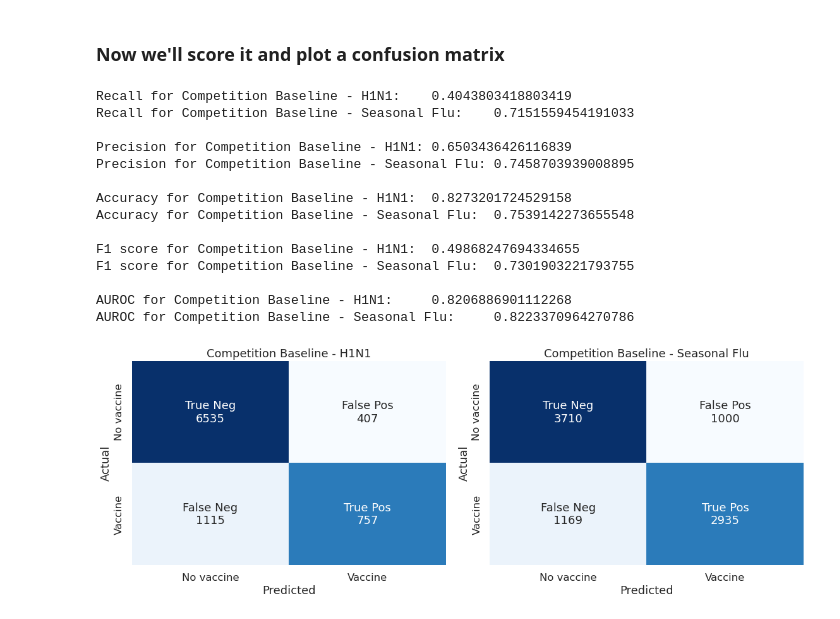
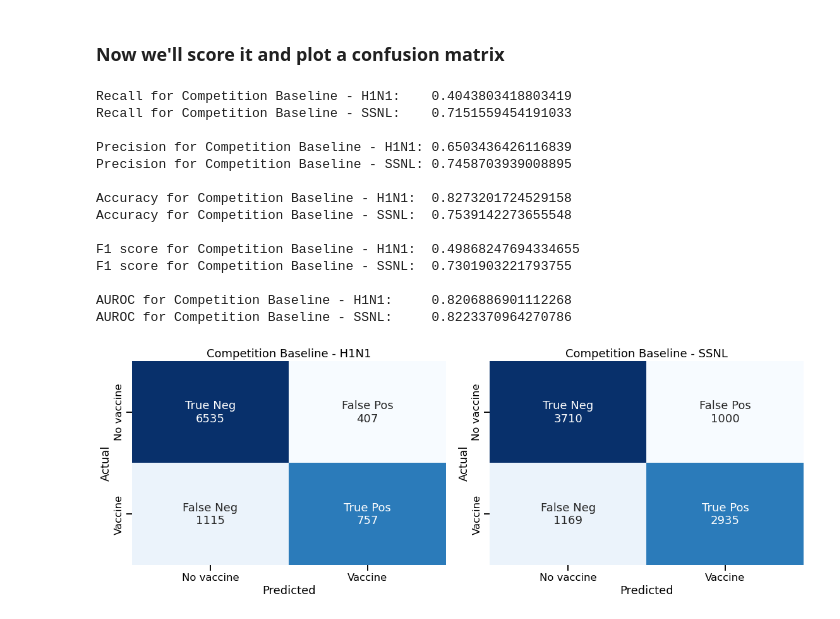
Before and after one commit to jeffbeech/Flu-Shot-Learning, a Jupyter notebook: matt notebook.ipynb, the cells around one changed output. Cells and saved outputs as stored; diff of their text form; code cells hidden in the pictures.

```diff
--- a/matt notebook.ipynb
+++ b/matt notebook.ipynb
@@ -402,7 +403,7 @@ This function will take in lists of target data and lists of predictions and pro
 # %%
 def all_metrics(y_actuals, y_hats, y_score=None, model_name=None, keep_score=False, save_fig=False, suppress_output=False):
     """
-    This function takes in y_data either as single dataframes or in groups
+    This function takes in y data either as single dataframes or in groups
     as lists and returns recall, precision, accuracy, and f1 score.
     If y_score is provided, an AUC score will also be calculated.
     If a name for the model is supplied and keep_score is set to True,
@@ -1265,20 +875,20 @@ y_hat_ssnl = log_reg_ssnl.predict(X_test_imp)
 y_proba_h1n1 = log_reg_h1n1.predict_proba(X_test_imp)
 y_proba_ssnl = log_reg_ssnl.predict_proba(X_test_imp)
 # %%
-all_metrics([y_test_h1n1, y_test_ssnl], [y_hat_h1n1, y_hat_ssnl], [y_proba_h1n1, y_proba_ssnl], model_name=['Competition Baseline - H1N1','Competition Baseline - Seasonal Flu'], keep_score=True)
+all_metrics([y_test_h1n1, y_test_ssnl], [y_hat_h1n1, y_hat_ssnl], [y_proba_h1n1, y_proba_ssnl], model_name=['Competition Baseline - H1N1', 'Competition Baseline - SSNL'], keep_score=True)
 # %% [output]
 Recall for Competition Baseline - H1N1:    0.4043803418803419
-Recall for Competition Baseline - Seasonal Flu:    0.7151559454191033
+Recall for Competition Baseline - SSNL:    0.7151559454191033
 
 Precision for Competition Baseline - H1N1: 0.6503436426116839
-Precision for Competition Baseline - Seasonal Flu: 0.7458703939008895
+Precision for Competition Baseline - SSNL: 0.7458703939008895
 
 Accuracy for Competition Baseline - H1N1:  0.8273201724529158
-Accuracy for Competition Baseline - Seasonal Flu:  0.7539142273655548
+Accuracy for Competition Baseline - SSNL:  0.7539142273655548
 
 F1 score for Competition Baseline - H1N1:  0.49868247694334655
-F1 score for Competition Baseline - Seasonal Flu:  0.7301903221793755
+F1 score for Competition Baseline - SSNL:  0.7301903221793755
 
 AUROC for Competition Baseline - H1N1:     0.8206886901112268
-AUROC for Competition Baseline - Seasonal Flu:     0.8223370964270786
+AUROC for Competition Baseline - SSNL:     0.8223370964270786
-[figure, old version]
+[figure, new version]
```
Also changed, not shown: parts of 137 cells of this notebook, 2 other files.
